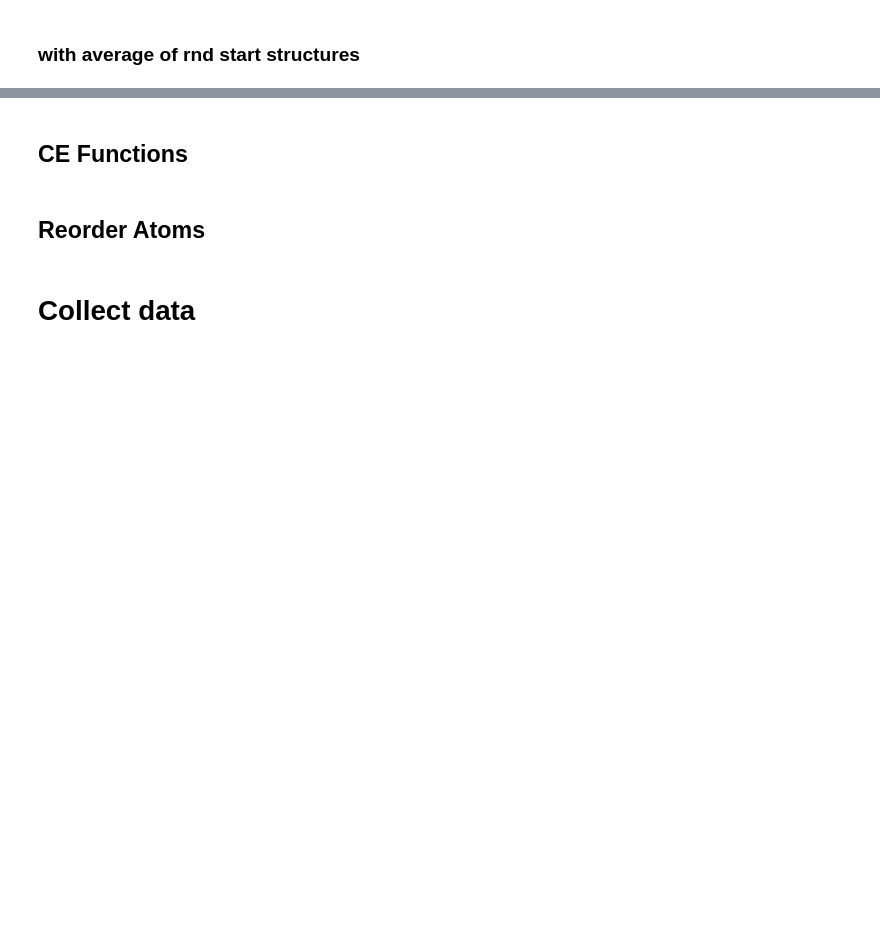
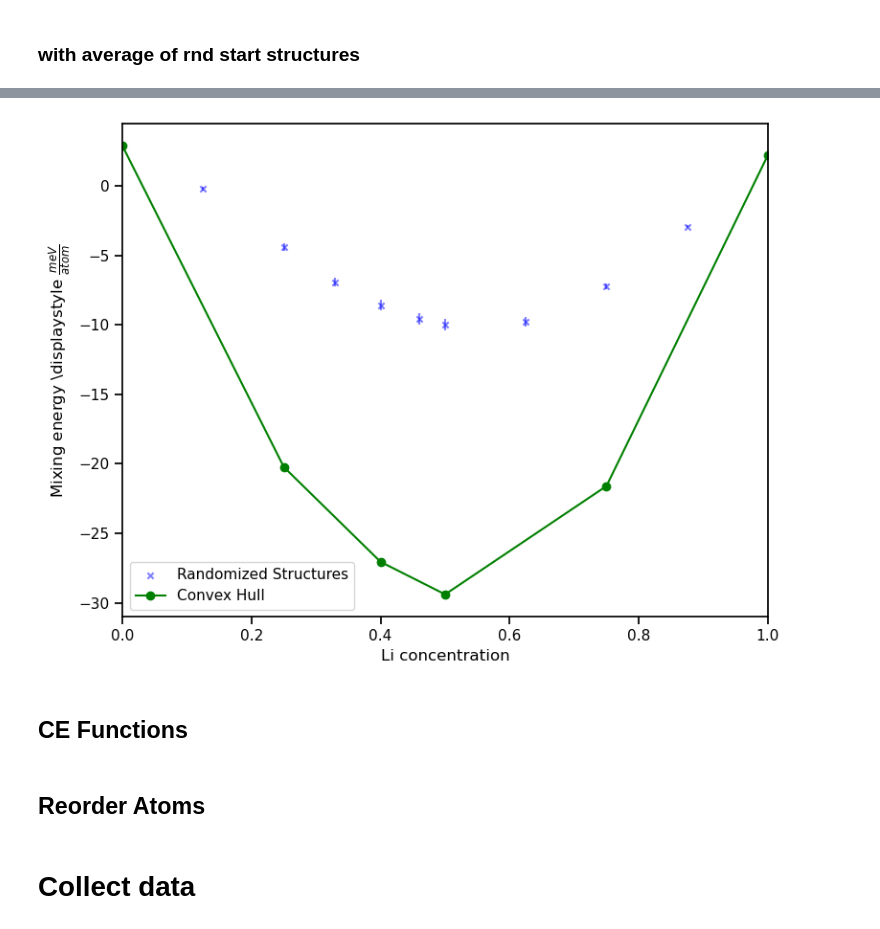
Before and after one commit to JohnLawrenceWargrave/jupyter_for_ARL, a Jupyter notebook: edit_CE_plot_Hull_anchor.ipynb, the cells around one changed output, grey strips where cells are left out. Cells and saved outputs as stored; diff of their text form; code cells hidden in the pictures; blank space fills up the shorter version.

```diff
--- a/edit_CE_plot_Hull_anchor.ipynb
+++ b/edit_CE_plot_Hull_anchor.ipynb
@@ -101,6 +106,7 @@ filename_energy_of_rnd_structures = '~/CathodeSimulationResults/energy_of_rnd_st
 path_energy_of_rnd_structures = os.path.expanduser(filename_energy_of_rnd_structures)
 data_rnd = pd.read_csv(path_energy_of_rnd_structures)
 data_rnd.columns = data_rnd.columns.str.replace('\t', '') #getting rid of tab characters in column names
+data_rnd.columns = data_rnd.columns.str.replace(' ', '') #getting rid of whitespace characters in column names
 # Calculate concentration as 1-(vacancy_content/100)
 if 'vacancy_content' in data_rnd.columns:
     data_rnd['concentration'] = 1 - (data_rnd['vacancy_content'] / 100)
@@ -114,19 +136,18 @@ print(data_rnd.columns.tolist())
 # %%
-# Calculate mean and standard deviation of energy for each concentration
-grouped = data_rnd.groupby('concentration')['energy_avg [meV/atom]'].agg(['energy_avg [meV/atom]', 'std_dev[meV/atom]']).reset_index()
-
 fig, ax = plt.subplots(figsize=(8, 6))
-ax.errorbar(grouped['concentration'], grouped['energy_avg [meV/atom]'], yerr=grouped['std'], fmt='o', label='Randomized structures (mean ± std)', capsize=4)
-
-# Plot convex hull if available
-if 'hull' in locals():
-    ax.plot(hull.concentrations, 1e3 * hull.energies, '-o', color='green', label='Convex Hull')
-
-ax.set_xlabel('Concentration')
-ax.set_ylabel('Mixing energy (meV/atom)')
+ax = data_rnd.plot.scatter(x='concentration', y='energy_avg[meV/atom]', yerr='std_dev[meV/atom]', marker='x',
+                        ax=ax, color='blue', label='Randomized Structures', alpha=0.5)
+# adding hull
+#ax.scatter(data['concentration'], data['mixing_energy'], marker='x')
+ax.plot(hull.concentrations, hull.energies, '-o', color='green', label='Convex Hull')
+ax.set_xlabel(r'Li concentration')
+ax.set_ylabel(r'Mixing energy \displaystyle $\frac{meV}{atom}$')
+ax.set_xlim([0, 1])
 ax.legend()
 plt.tight_layout()
-plt.show()
+plt.savefig(filename_cluster_expansion.replace('.ce', '_hull_and_rnd-structures.png'), bbox_inches='tight')
+# %% [output]
+[figure, added]
 # %% [markdown]
 ## CE Functions
 # %%
```
Also changed, not shown: parts of 2 cells of this notebook, 5 other files.
